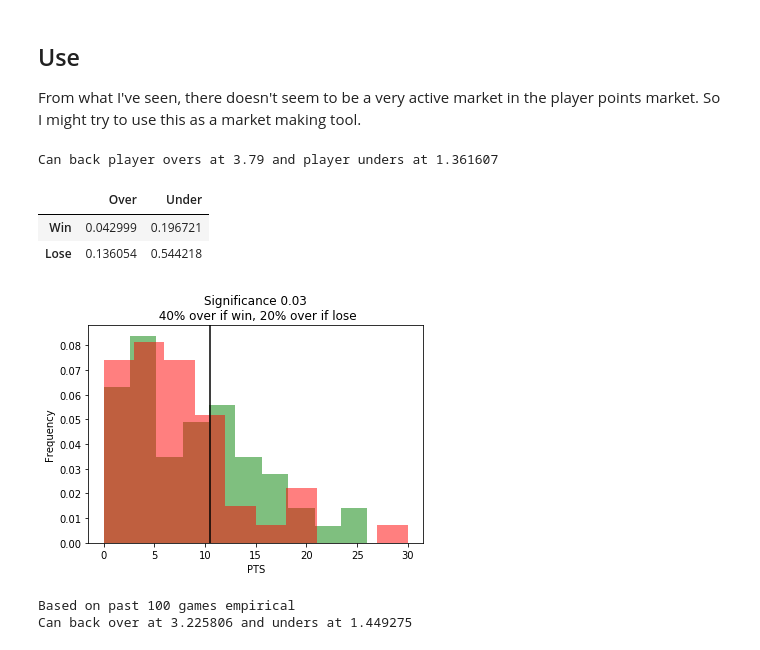
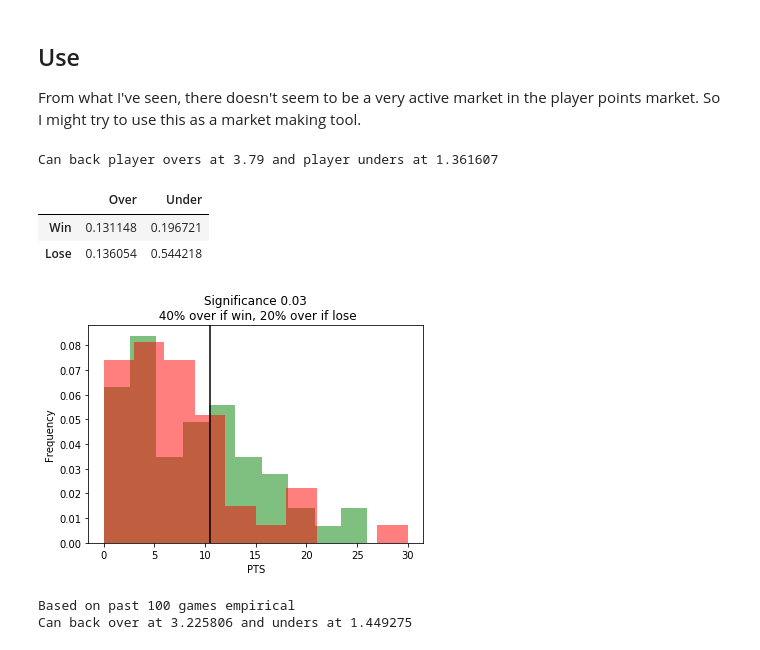
Before and after one commit to johnny-wong/nba_stats, a Jupyter notebook: Notebooks/Analysis - Wins and player points relationship.ipynb, the cells around one changed output. Cells and saved outputs as stored; diff of their text form; code cells hidden in the pictures.

```diff
--- a/Notebooks/Analysis - Wins and player points relationship.ipynb
+++ b/Notebooks/Analysis - Wins and player points relationship.ipynb
@@ -95,40 +95,35 @@ n = n_win + n_lose
 
 pr_over_baseline_win = n_over_baseline_win/n_win
 pr_over_baseline_lose = n_over_baseline_lose/n_lose
 
 # Conduct hypothesis test
 counts = [n_over_baseline_win, n_over_baseline_lose]
 nobs = [n_win, n_lose]
-
 test_stat, pval = proportions_ztest(counts, nobs)
-
 plt.title('Significance {:3.2f}\n {:2.0%} over if win, {:2.0%} over if lose'.format(pval, pr_over_baseline_win,
                                                                   pr_over_baseline_lose))
 plt.xlabel('PTS')
 
 team_win_IP = 1/float(team_opp_odds[0])
 team_lose_IP = 1/float(team_opp_odds[1])
-
 # If I want to back the player to score over, I have to back the opponent's team
 theo_player_over_pr = (1-team_lose_IP) * pr_over_baseline_win + (team_lose_IP) * pr_over_baseline_lose
-
 # If I want to back the player to score under, I have to back the player's team
 theo_player_under_pr = 1 - ((team_win_IP) * pr_over_baseline_win + (1-team_win_IP) * pr_over_baseline_lose)
 
 # Print conclusion
 print('Can back player overs at {:.2f} and player unders at {:2f}'.format(1/theo_player_over_pr,
                                                                          1/theo_player_under_pr))
-
 df_IP = pd.DataFrame({'Under':[team_win_IP * (1-pr_over_baseline_win),
                                           team_lose_IP * (1-pr_over_baseline_lose)],
-                      'Over':[team_win_IP * team_win_IP * pr_over_baseline_win,
+                      'Over':[team_win_IP * pr_over_baseline_win,
                               team_lose_IP * pr_over_baseline_lose]},
                     index=['Win', 'Lose'])
 df_IP
 # %% [output]
 Can back player overs at 3.79 and player unders at 1.361607
 |  | Over | Under |
-| Win | 0.042999 | 0.196721 |
+| Win | 0.131148 | 0.196721 |
 | Lose | 0.136054 | 0.544218 |
 [figure]
 # %%
```
Also changed, not shown: parts of 1 cell of this notebook.
